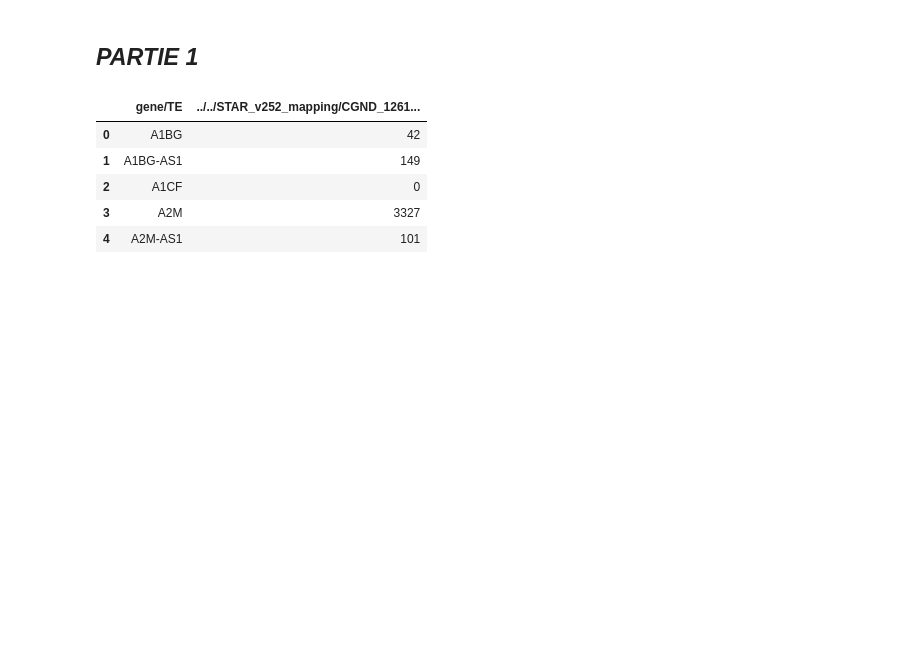
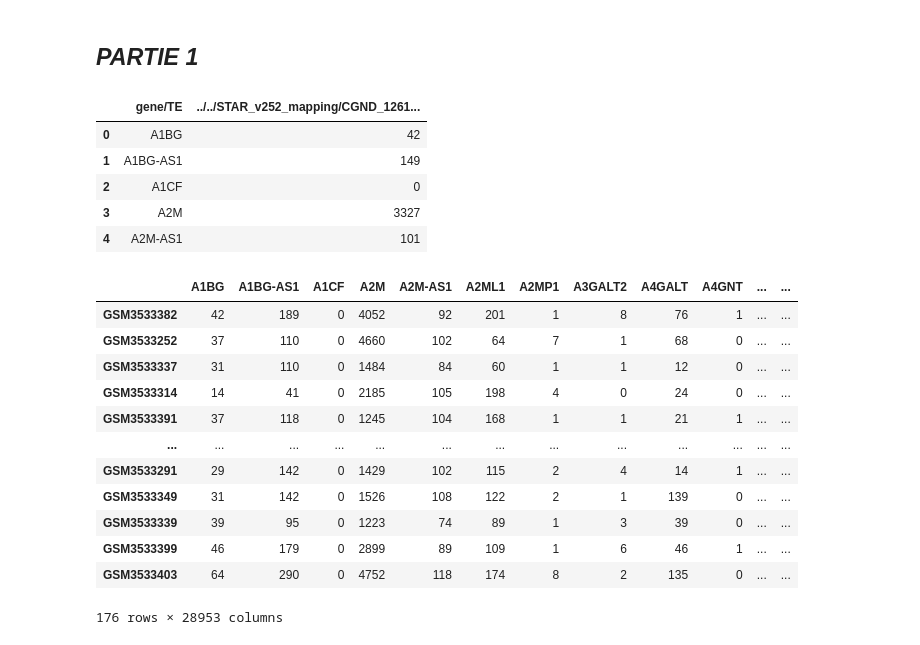
Before and after one commit to SamSamV/Bio-info, a Jupyter notebook: main.ipynb, the cells around one changed output. Drawn from its saved outputs; the diff is of its cells as text; code cells hidden in the pictures; blank space fills up the shorter version.

```diff
--- a/main.ipynb
+++ b/main.ipynb
@@ -58,3 +81,19 @@ class MyDataFrame:
+# %%
+data_matrix
+# %% [output]
+|  | A1BG | A1BG-AS1 | A1CF | A2M | A2M-AS1 | A2ML1 | A2MP1 | A3GALT2 | A4GALT | A4GNT | ... | ... |
+| GSM3533382 | 42 | 189 | 0 | 4052 | 92 | 201 | 1 | 8 | 76 | 1 | ... | ... |
+| GSM3533252 | 37 | 110 | 0 | 4660 | 102 | 64 | 7 | 1 | 68 | 0 | ... | ... |
+| GSM3533337 | 31 | 110 | 0 | 1484 | 84 | 60 | 1 | 1 | 12 | 0 | ... | ... |
+| GSM3533314 | 14 | 41 | 0 | 2185 | 105 | 198 | 4 | 0 | 24 | 0 | ... | ... |
+| GSM3533391 | 37 | 118 | 0 | 1245 | 104 | 168 | 1 | 1 | 21 | 1 | ... | ... |
+| ... | ... | ... | ... | ... | ... | ... | ... | ... | ... | ... | ... | ... |
+| GSM3533291 | 29 | 142 | 0 | 1429 | 102 | 115 | 2 | 4 | 14 | 1 | ... | ... |
+| GSM3533349 | 31 | 142 | 0 | 1526 | 108 | 122 | 2 | 1 | 139 | 0 | ... | ... |
+| GSM3533339 | 39 | 95 | 0 | 1223 | 74 | 89 | 1 | 3 | 39 | 0 | ... | ... |
+| GSM3533399 | 46 | 179 | 0 | 2899 | 89 | 109 | 1 | 6 | 46 | 1 | ... | ... |
+| GSM3533403 | 64 | 290 | 0 | 4752 | 118 | 174 | 8 | 2 | 135 | 0 | ... | ... |
+176 rows × 28953 columns
 # %%
 mat = MyDataFrame("Data")
 
```
Also changed, not shown: parts of 14 cells of this notebook.
